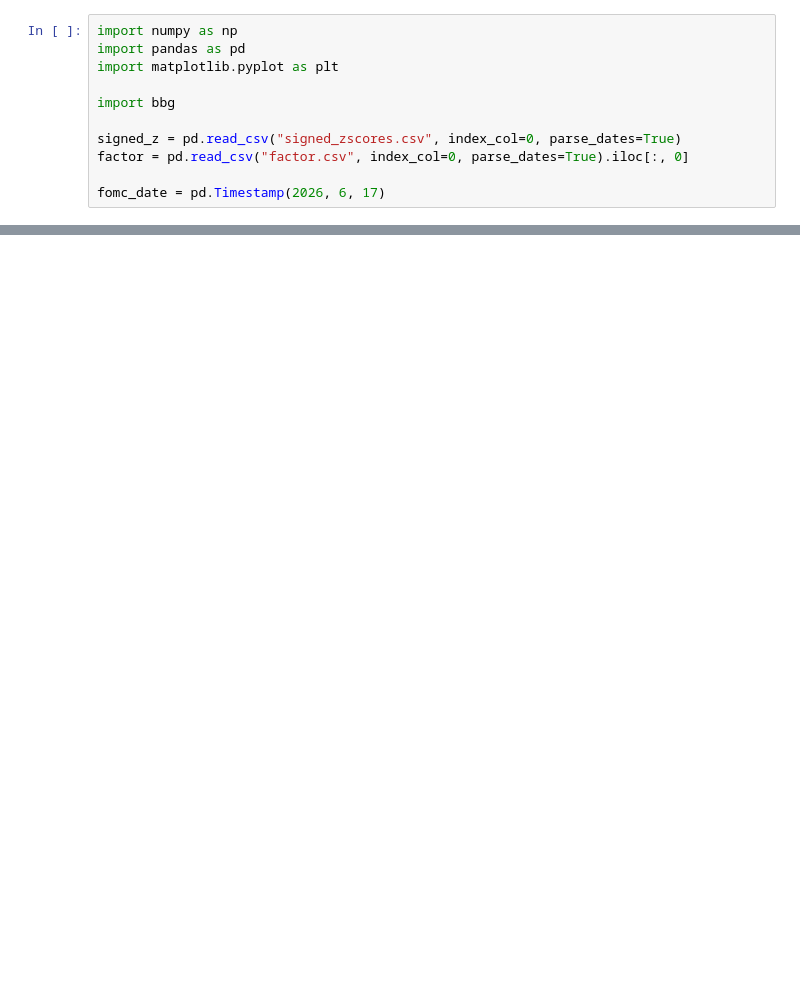
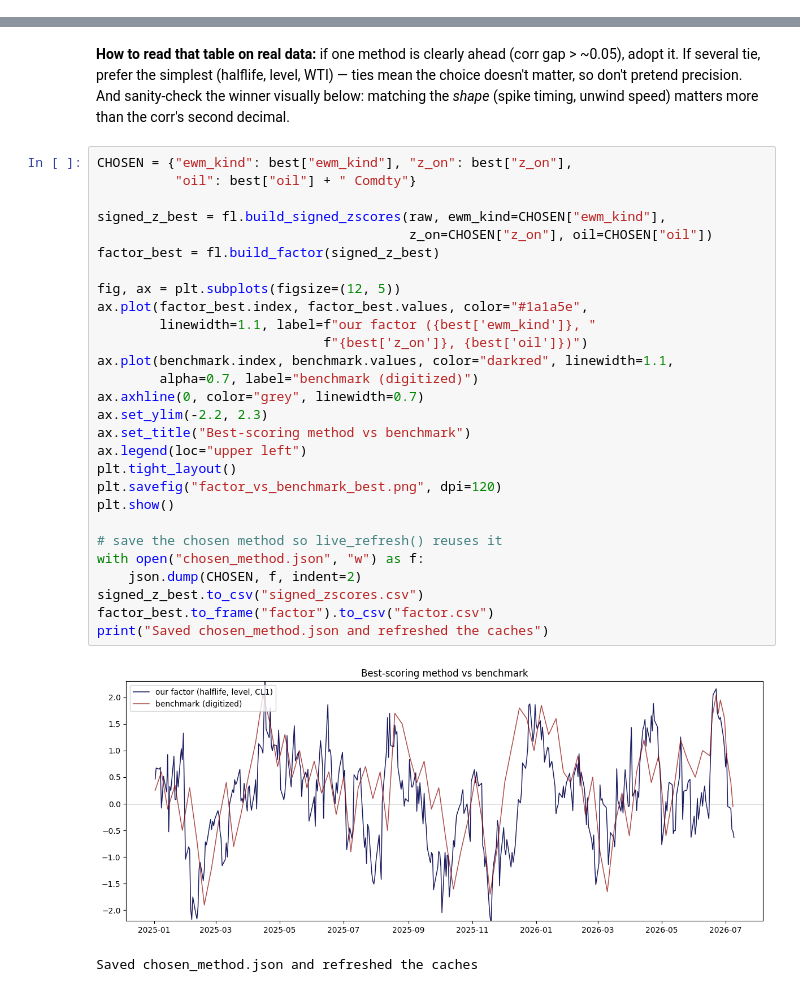
Before and after one commit to alexbrownian/Incoherence_Watch, a Jupyter notebook: inflation_credibility_factor/02_validate_and_predict.ipynb, the cells around one changed output, grey strips where cells are left out. Cells and saved outputs as stored; diff of their text form; blank space fills up the shorter version.

```diff
--- a/inflation_credibility_factor/02_validate_and_predict.ipynb
+++ b/inflation_credibility_factor/02_validate_and_predict.ipynb
@@ -24,11 +0,0 @@ real Bloomberg data, you can trust what it tells you.
-# %%
-import numpy as np
-import pandas as pd
-import matplotlib.pyplot as plt
-
-import bbg
-
-signed_z = pd.read_csv("signed_zscores.csv", index_col=0, parse_dates=True)
-factor = pd.read_csv("factor.csv", index_col=0, parse_dates=True).iloc[:, 0]
-
-fomc_date = pd.Timestamp(2026, 6, 17)
@@ -51,0 +188,38 @@ Move                 : -2.88
+# %% [markdown]
+**How to read that table on real data:** if one method is clearly ahead
+(corr gap > ~0.05), adopt it. If several tie, prefer the simplest
+(halflife, level, WTI) — ties mean the choice doesn't matter, so don't
+pretend precision. And sanity-check the winner visually below: matching
+the *shape* (spike timing, unwind speed) matters more than the corr's
+second decimal.
+# %%
+CHOSEN = {"ewm_kind": best["ewm_kind"], "z_on": best["z_on"],
+          "oil": best["oil"] + " Comdty"}
+
+signed_z_best = fl.build_signed_zscores(raw, ewm_kind=CHOSEN["ewm_kind"],
+                                        z_on=CHOSEN["z_on"], oil=CHOSEN["oil"])
+factor_best = fl.build_factor(signed_z_best)
+
+fig, ax = plt.subplots(figsize=(12, 5))
+ax.plot(factor_best.index, factor_best.values, color="#1a1a5e",
+        linewidth=1.1, label=f"our factor ({best['ewm_kind']}, "
+                             f"{best['z_on']}, {best['oil']})")
+ax.plot(benchmark.index, benchmark.values, color="darkred", linewidth=1.1,
+        alpha=0.7, label="benchmark (digitized)")
+ax.axhline(0, color="grey", linewidth=0.7)
+ax.set_ylim(-2.2, 2.3)
+ax.set_title("Best-scoring method vs benchmark")
+ax.legend(loc="upper left")
+plt.tight_layout()
+plt.savefig("factor_vs_benchmark_best.png", dpi=120)
+plt.show()
+
+# save the chosen method so live_refresh() reuses it
+with open("chosen_method.json", "w") as f:
+    json.dump(CHOSEN, f, indent=2)
+signed_z_best.to_csv("signed_zscores.csv")
+factor_best.to_frame("factor").to_csv("factor.csv")
+print("Saved chosen_method.json and refreshed the caches")
+# %% [output]
+[figure, added]
+Saved chosen_method.json and refreshed the caches
```
Also changed, not shown: parts of 25 cells of this notebook, 7 other files.
